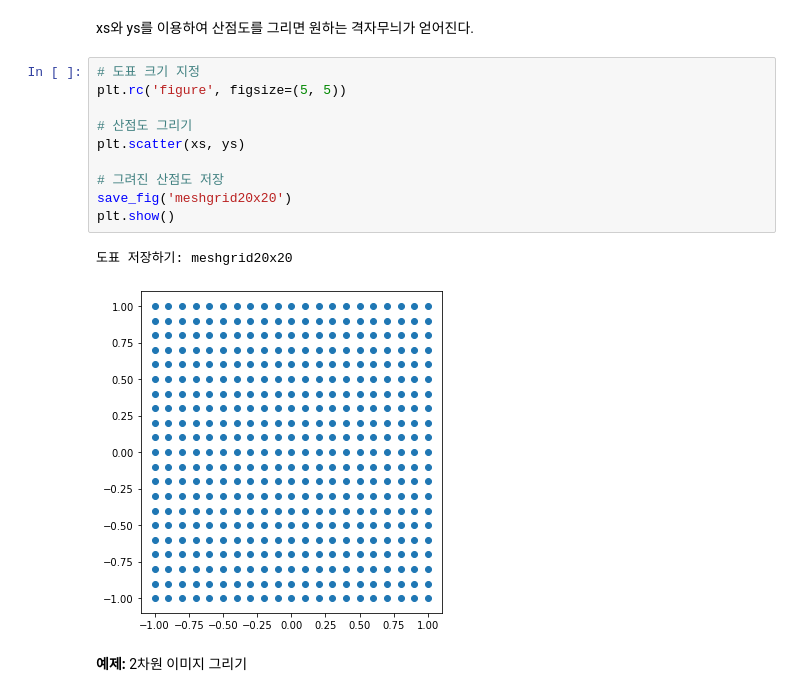
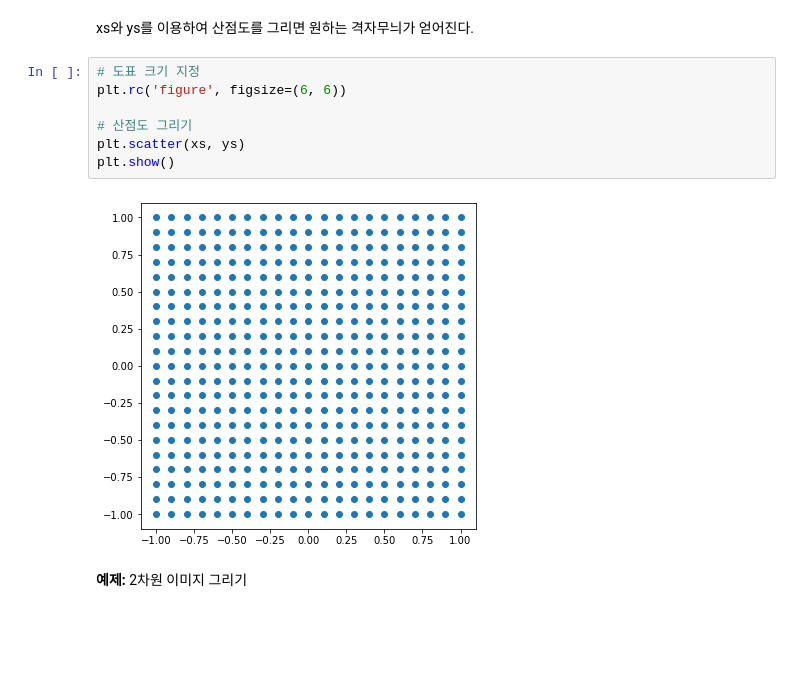
Before and after one commit to codingalzi/pydata, a Jupyter notebook: notebooks/pydata04-numpy-basics-3.ipynb, the cells around one changed output. Saved outputs shown, nothing was run; the diff lists cells and outputs as text; blank space fills up the shorter version.

```diff
--- a/notebooks/pydata04-numpy-basics-3.ipynb
+++ b/notebooks/pydata04-numpy-basics-3.ipynb
@@ -485,17 +274,13 @@ array([[-1. , -1. , -1. , -1. , -1. , -1. , -1. , -1. , -1. , -1. , -1. ,
 xs와 ys를 이용하여 산점도를 그리면 원하는 격자무늬가 얻어진다.
 # %%
 # 도표 크기 지정
-plt.rc('figure', figsize=(5, 5))
+plt.rc('figure', figsize=(6, 6))
 
 # 산점도 그리기
 plt.scatter(xs, ys)
-
-# 그려진 산점도 저장
-save_fig('meshgrid20x20')
 plt.show()
 # %% [output]
-도표 저장하기: meshgrid20x20
-[figure, old version]
+[figure, new version]
 # %% [markdown]
 __예제:__ 2차원 이미지 그리기
 # %% [markdown]
```
Also changed, not shown: parts of 221 cells of this notebook, 14 other files.
